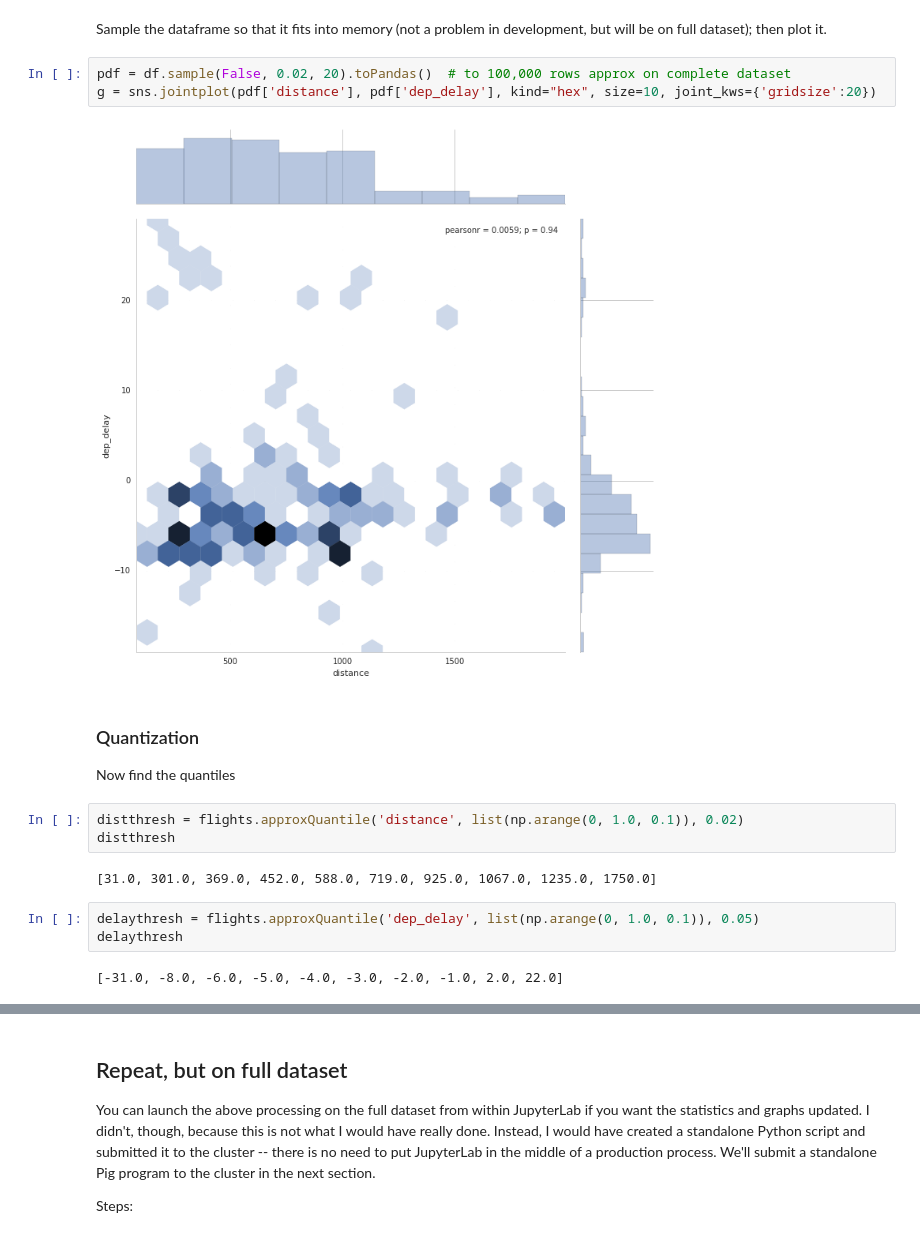
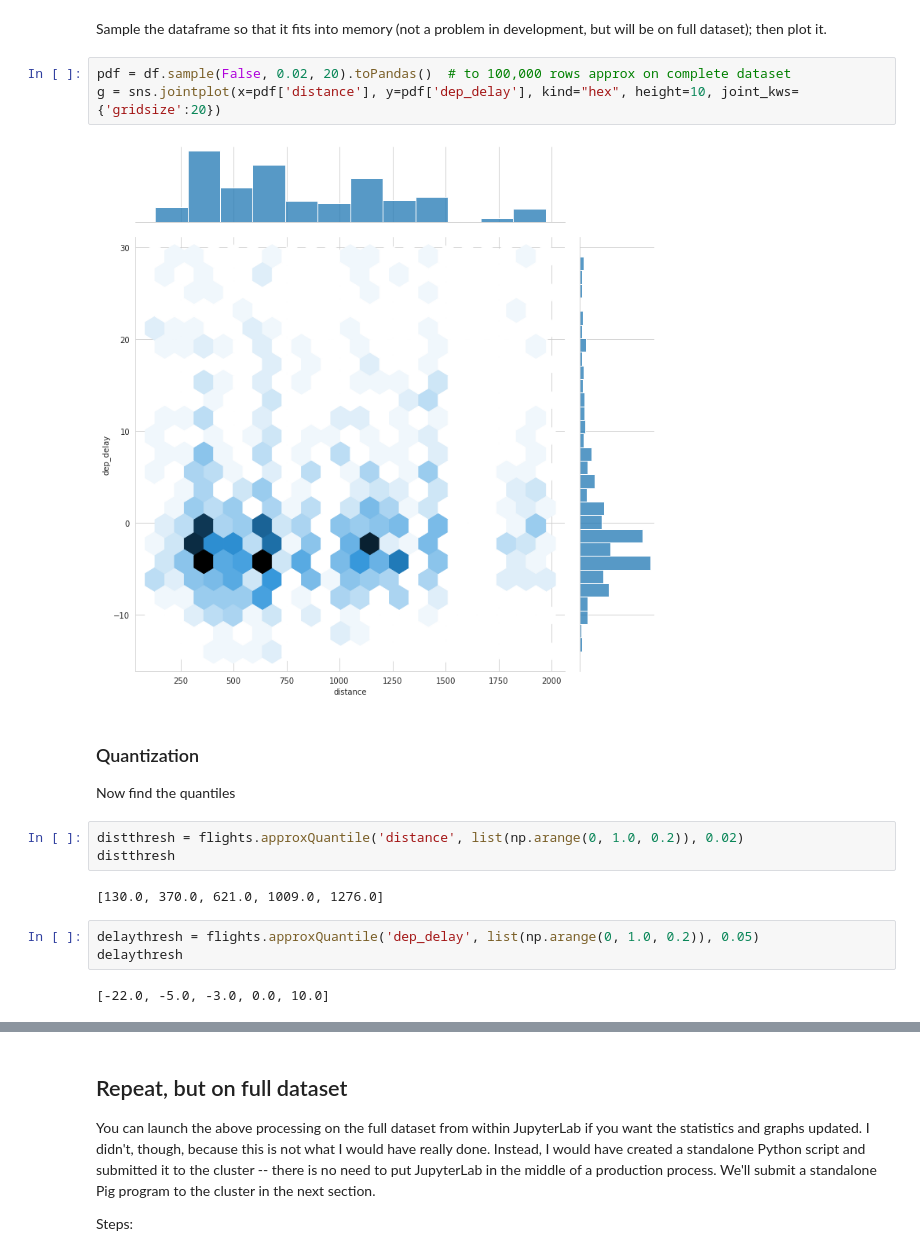
Before and after one commit to GoogleCloudPlatform/data-science-on-gcp, a Jupyter notebook: 06_dataproc/quantization.ipynb, the cells around one changed output, grey strips where cells are left out. Drawn from its saved outputs; the diff is of its cells as text.

```diff
--- a/06_dataproc/quantization.ipynb
+++ b/06_dataproc/quantization.ipynb
@@ -192,20 +170,20 @@ df.describe().show()
 Sample the dataframe so that it fits into memory (not a problem in development, but will be on full dataset); then plot it.
 # %%
 pdf = df.sample(False, 0.02, 20).toPandas()  # to 100,000 rows approx on complete dataset
-g = sns.jointplot(pdf['distance'], pdf['dep_delay'], kind="hex", size=10, joint_kws={'gridsize':20})
+g = sns.jointplot(x=pdf['distance'], y=pdf['dep_delay'], kind="hex", height=10, joint_kws={'gridsize':20})
 # %% [output]
-[figure, old version]
+[figure, new version]
 # %% [markdown]
 <h3> Quantization </h3>
 
 Now find the quantiles
 # %%
-distthresh = flights.approxQuantile('distance', list(np.arange(0, 1.0, 0.1)), 0.02)
+distthresh = flights.approxQuantile('distance', list(np.arange(0, 1.0, 0.2)), 0.02)
 distthresh
 # %% [output]
-[31.0, 301.0, 369.0, 452.0, 588.0, 719.0, 925.0, 1067.0, 1235.0, 1750.0]
+[130.0, 370.0, 621.0, 1009.0, 1276.0]
 # %%
-delaythresh = flights.approxQuantile('dep_delay', list(np.arange(0, 1.0, 0.1)), 0.05)
+delaythresh = flights.approxQuantile('dep_delay', list(np.arange(0, 1.0, 0.2)), 0.05)
 delaythresh
 # %% [output]
-[-31.0, -8.0, -6.0, -5.0, -4.0, -3.0, -2.0, -1.0, 2.0, 22.0]
+[-22.0, -5.0, -3.0, 0.0, 10.0]
```
Also changed, not shown: parts of 31 cells of this notebook, 1 other file.
